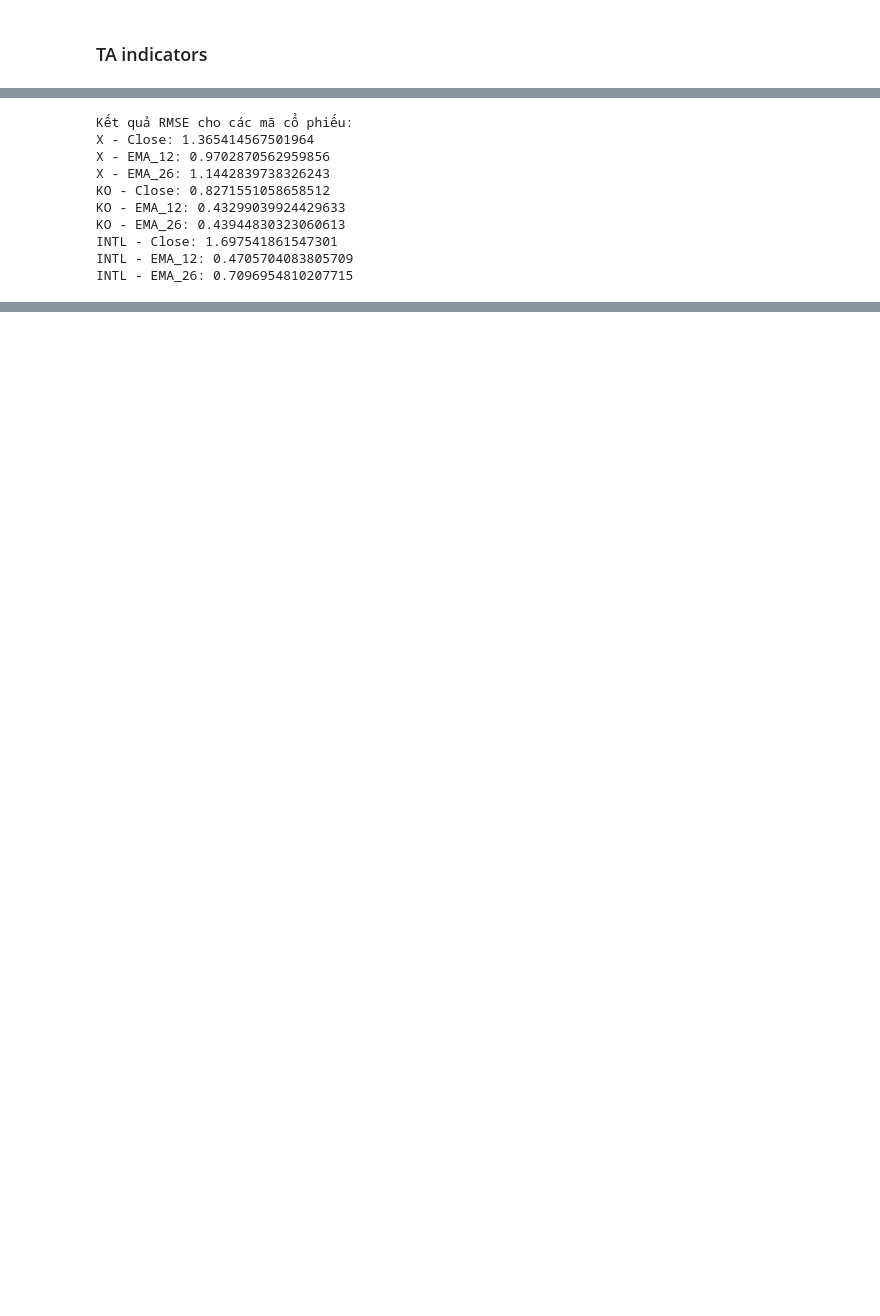
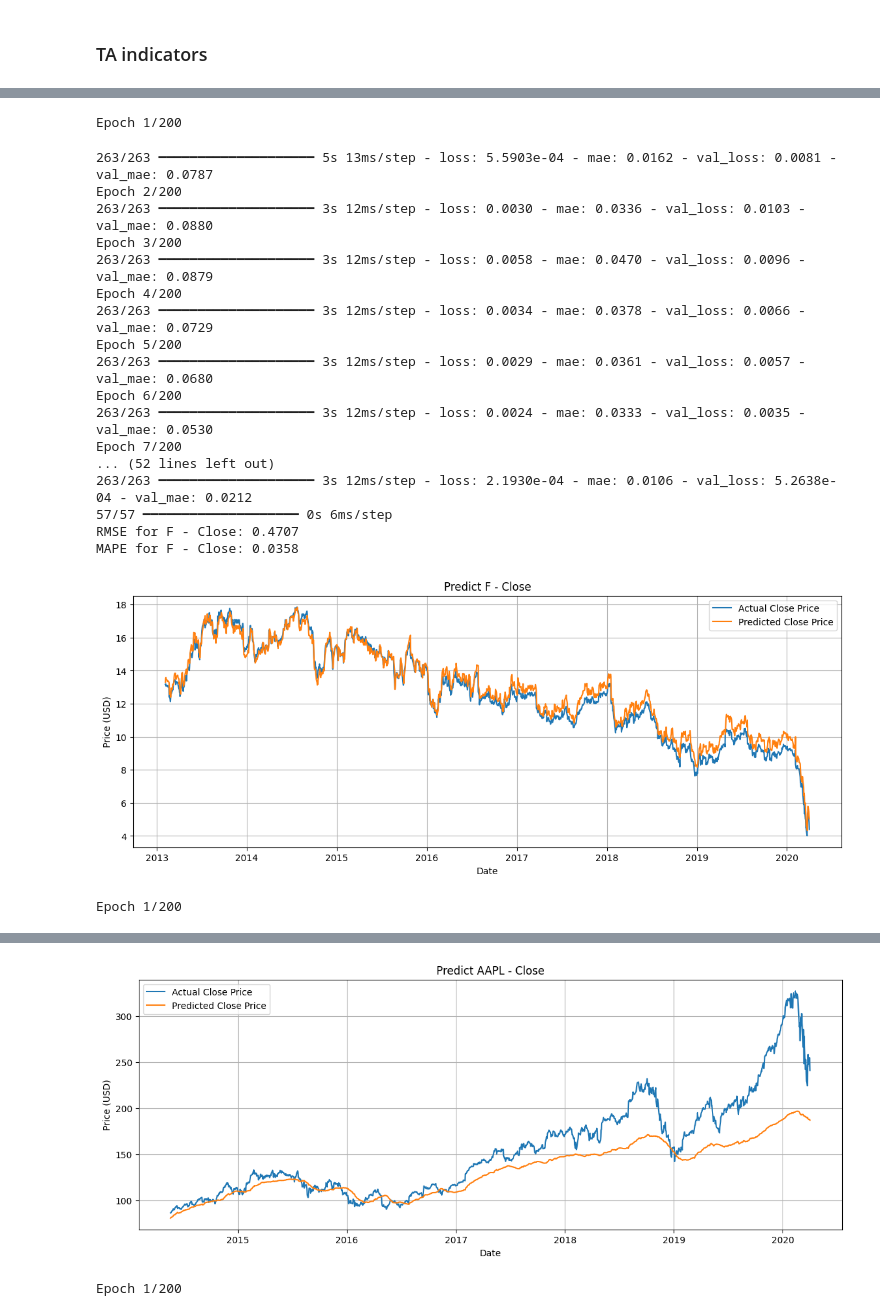
Before and after one commit to vuanhhuyhlqn/stock_predict_ML, a Jupyter notebook: lstm.ipynb, the cells around one changed output, grey strips where cells are left out. Saved outputs shown, nothing was run; the diff lists cells and outputs as text; code cells hidden in the pictures; blank space fills up the shorter version.

```diff
--- a/lstm.ipynb
+++ b/lstm.ipynb
@@ -264,7 +282,0 @@ def process_stock(ticker, data_path="./data/stocks/{}.csv"):
-# %%
-tickers = ['X', 'KO', 'INTL']
-rmse_results = {}
-for ticker in tickers:
-    print(f"\nXử lý mã cổ phiếu: {ticker}")
-    rmse, history = process_stock(ticker)
-    rmse_results[ticker] = rmse
@@ -336,17 +283,28 @@ RMSE cho INTL - EMA_26: 0.7673255478919205
-# %%
-print("\nKết quả RMSE cho các mã cổ phiếu:")
-for ticker, rmse in rmse_results.items():
-    print(f"{ticker} - Close: {rmse[0]}")
-    print(f"{ticker} - EMA_12: {rmse[1]}")
-    print(f"{ticker} - EMA_26: {rmse[2]}")
-# %% [output]
-Kết quả RMSE cho các mã cổ phiếu:
-X - Close: 1.365414567501964
-X - EMA_12: 0.9702870562959856
-X - EMA_26: 1.1442839738326243
-KO - Close: 0.8271551058658512
-KO - EMA_12: 0.43299039924429633
-KO - EMA_26: 0.43944830323060613
-INTL - Close: 1.697541861547301
-INTL - EMA_12: 0.4705704083805709
-INTL - EMA_26: 0.7096954810207715
+# %%
+tickers = ['F', 'AAPL', 'X']
+results = {}
+
+for ticker in tickers:
+    rmse, mape, history = process_stock(ticker)
+    results[ticker] = {'rmse': rmse, 'mape': mape}
+# %% [output]
+Epoch 1/200
+263/263 ━━━━━━━━━━━━━━━━━━━━ 5s 13ms/step - loss: 5.5903e-04 - mae: 0.0162 - val_loss: 0.0081 - val_mae: 0.0787
+Epoch 2/200
+263/263 ━━━━━━━━━━━━━━━━━━━━ 3s 12ms/step - loss: 0.0030 - mae: 0.0336 - val_loss: 0.0103 - val_mae: 0.0880
+Epoch 3/200
+263/263 ━━━━━━━━━━━━━━━━━━━━ 3s 12ms/step - loss: 0.0058 - mae: 0.0470 - val_loss: 0.0096 - val_mae: 0.0879
+Epoch 4/200
+263/263 ━━━━━━━━━━━━━━━━━━━━ 3s 12ms/step - loss: 0.0034 - mae: 0.0378 - val_loss: 0.0066 - val_mae: 0.0729
+Epoch 5/200
+263/263 ━━━━━━━━━━━━━━━━━━━━ 3s 12ms/step - loss: 0.0029 - mae: 0.0361 - val_loss: 0.0057 - val_mae: 0.0680
+Epoch 6/200
+263/263 ━━━━━━━━━━━━━━━━━━━━ 3s 12ms/step - loss: 0.0024 - mae: 0.0333 - val_loss: 0.0035 - val_mae: 0.0530
+Epoch 7/200
+... (52 lines left out)
+263/263 ━━━━━━━━━━━━━━━━━━━━ 3s 12ms/step - loss: 2.1930e-04 - mae: 0.0106 - val_loss: 5.2638e-04 - val_mae: 0.0212
+57/57 ━━━━━━━━━━━━━━━━━━━━ 0s 6ms/step
+RMSE for F - Close: 0.4707
+MAPE for F - Close: 0.0358
+[figure, added]
+Epoch 1/200
@@ -352,0 +328,2 @@ INTL - EMA_26: 0.7096954810207715
+[figure, added]
+Epoch 1/200
```
Also changed, not shown: parts of 10 cells of this notebook.
